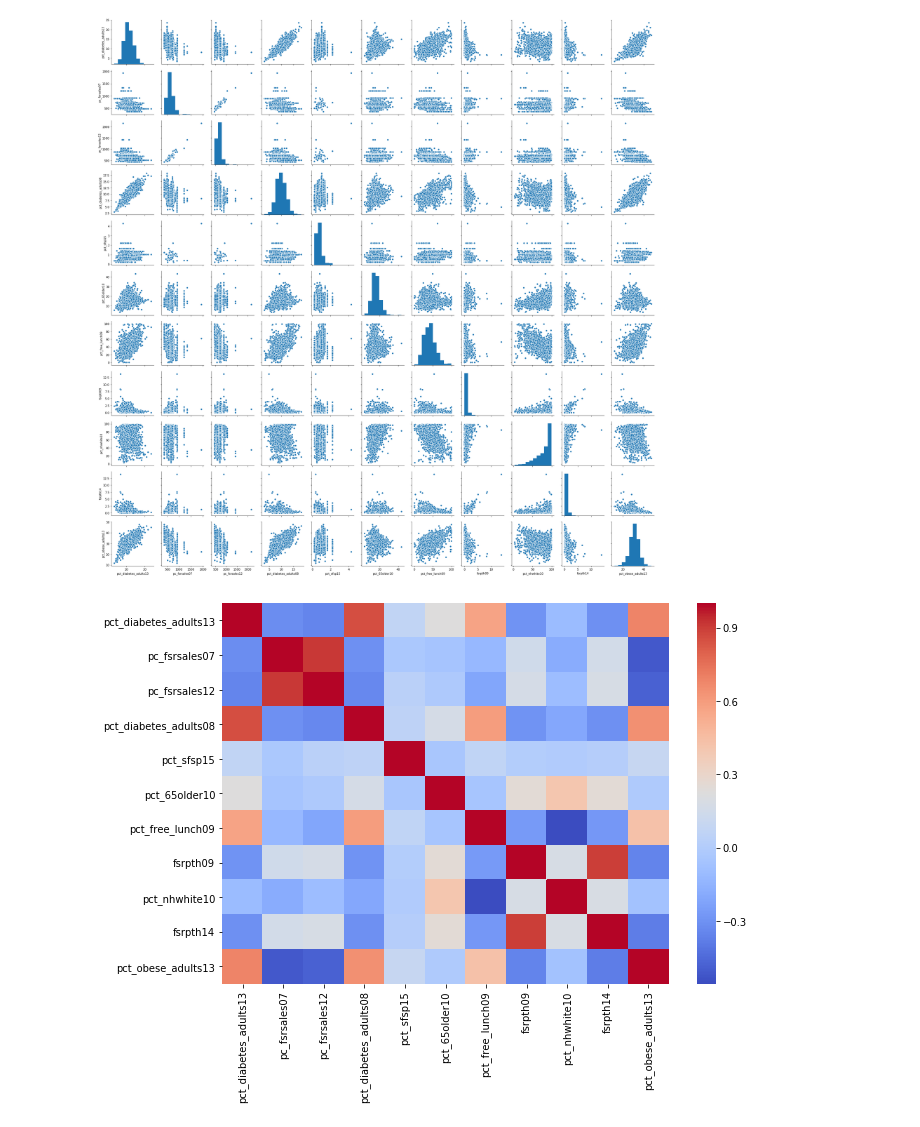
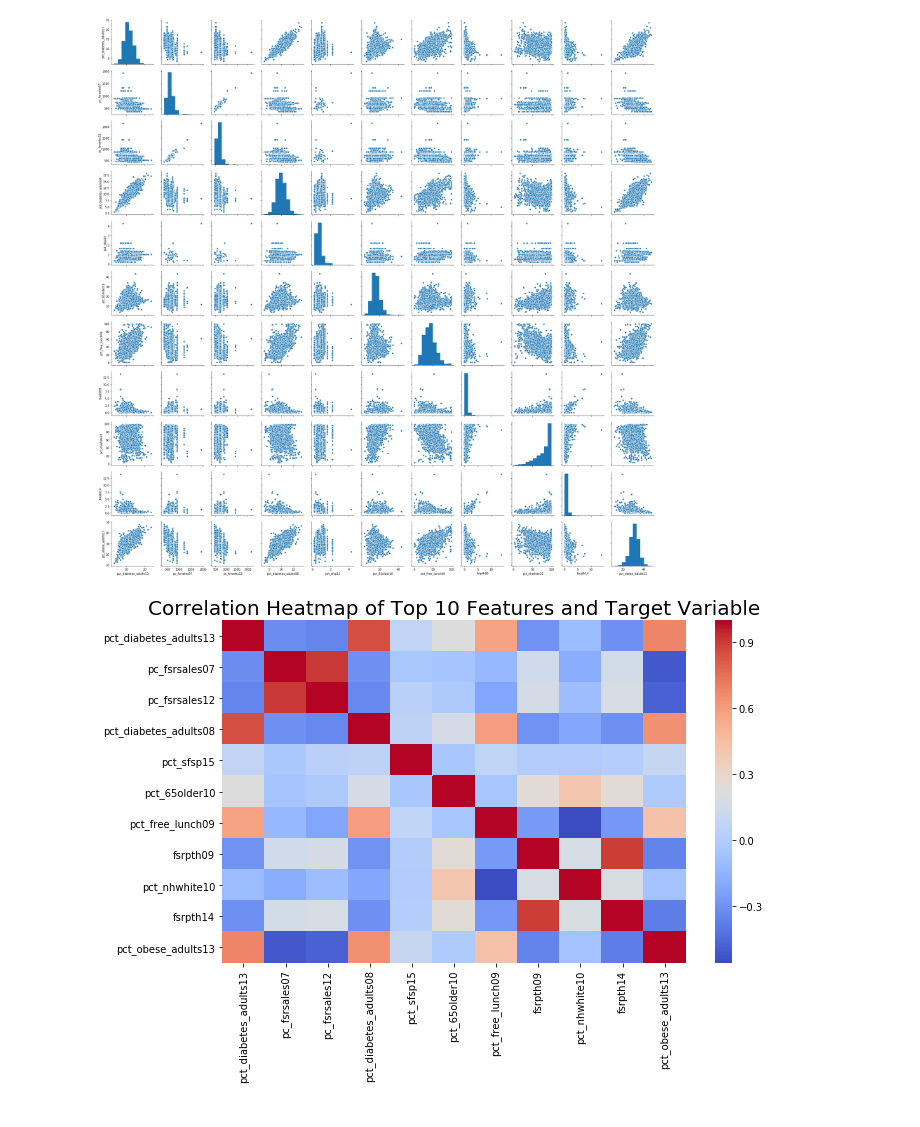
Before and after one commit to tadtenacious/usda_proj, a Jupyter notebook: Model Exploration with Diabetes.ipynb, the cells around one changed output. Cells and saved outputs as stored; diff of their text form; code cells hidden in the pictures.

```diff
--- a/Model Exploration with Diabetes.ipynb
+++ b/Model Exploration with Diabetes.ipynb
@@ -160,7 +160,9 @@ sns.pairplot(top_data)
 # %%
 fig, ax = plt.subplots(figsize=(10,7))
 sns.heatmap(top_data.corr(), ax=ax, cmap="coolwarm")
-
+ax.set_title('Correlation Heatmap of Top 10 Features and Target Variable',size=20)
+plt.tight_layout()
+plt.savefig('Correlation Heat Map with diab', dpi=300)
 plt.show()
 # %% [output]
-[figure, old version]
+[figure, new version]
```
